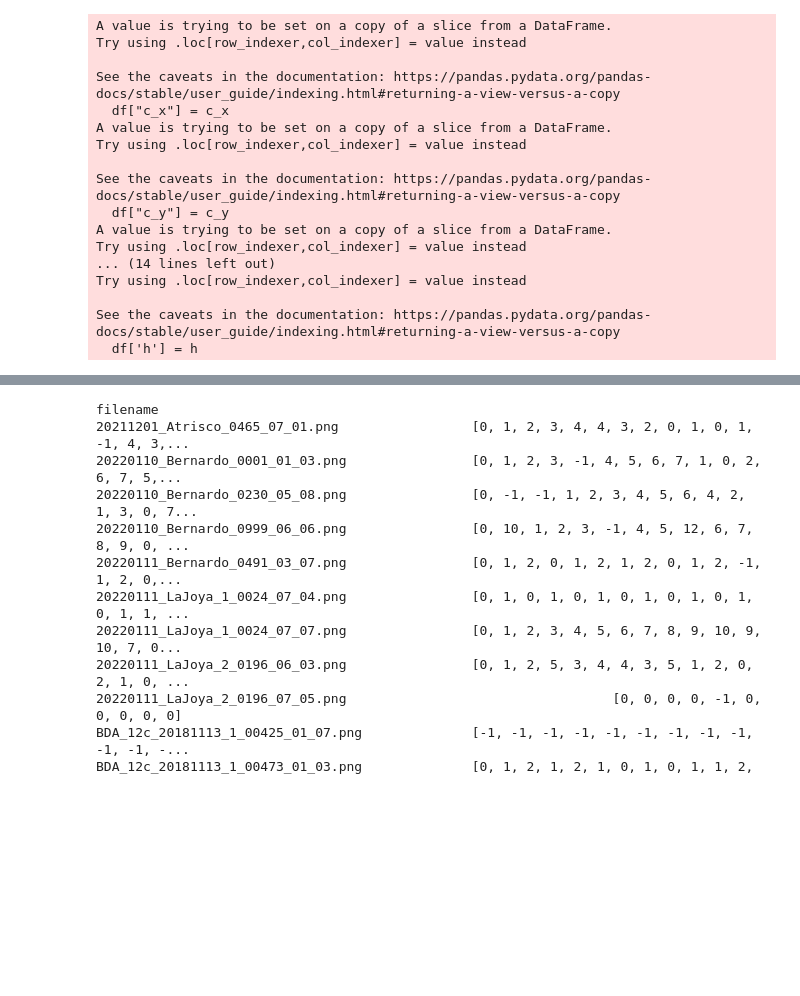
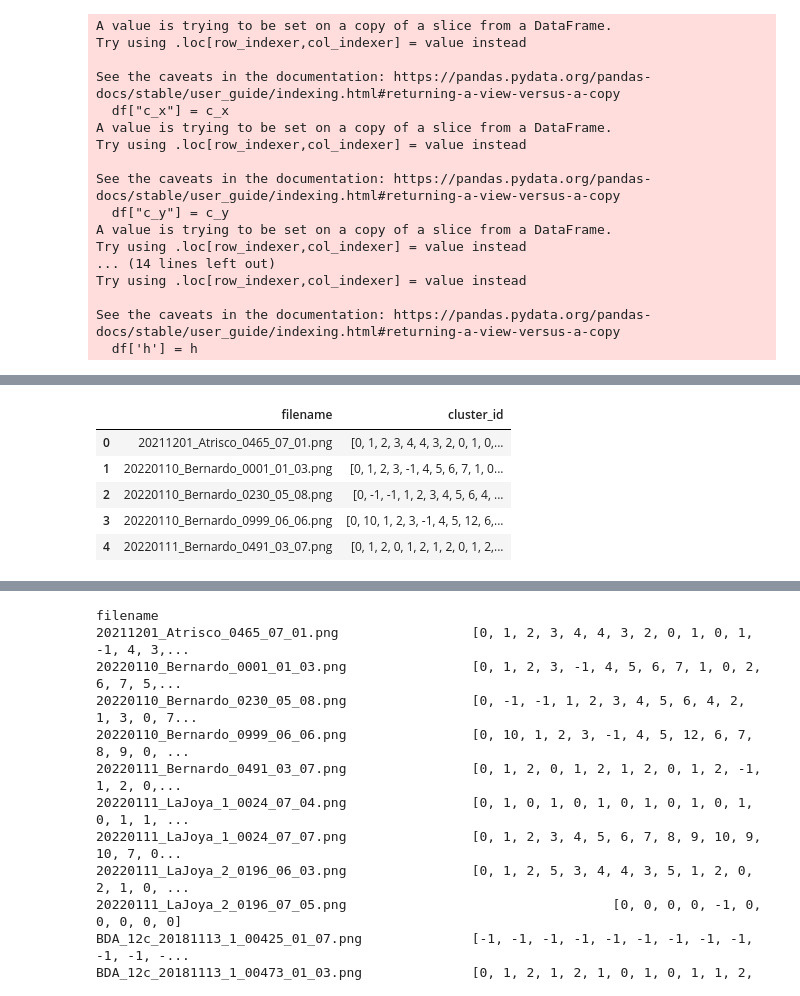
Before and after one commit to rowanoaktree/AggregationScripts, a Jupyter notebook: Scratch/Refinement.ipynb, the cells around one changed output, grey strips where cells are left out. Cells and saved outputs as stored; diff of their text form; code cells hidden in the pictures; blank space fills up the shorter version.

```diff
--- a/Scratch/Refinement.ipynb
+++ b/Scratch/Refinement.ipynb
@@ -120,6 +120,16 @@ df.head()
 clusters = df.groupby("filename").apply(lambda x: group_DBSCAN(x))
 clusters = clusters.reset_index()
 #clusters = clusters.rename({0:"cluster_id"})
+# %%
+clusters.rename(columns = {0:'cluster_id'}, inplace=True)
+clusters.head()
+# %% [output]
+|  | filename | cluster_id |
+| 0 | 20211201_Atrisco_0465_07_01.png | [0, 1, 2, 3, 4, 4, 3, 2, 0, 1, 0,... |
+| 1 | 20220110_Bernardo_0001_01_03.png | [0, 1, 2, 3, -1, 4, 5, 6, 7, 1, 0... |
+| 2 | 20220110_Bernardo_0230_05_08.png | [0, -1, -1, 1, 2, 3, 4, 5, 6, 4, ... |
+| 3 | 20220110_Bernardo_0999_06_06.png | [0, 10, 1, 2, 3, -1, 4, 5, 12, 6,... |
+| 4 | 20220111_Bernardo_0491_03_07.png | [0, 1, 2, 0, 1, 2, 1, 2, 0, 1, 2,... |
 # %%
 filesort = df.sort_values(["filename", "annotation_id"])
 filegroup = df.groupby("filename")
```
Also changed, not shown: parts of 6 cells of this notebook, 1 other file.
